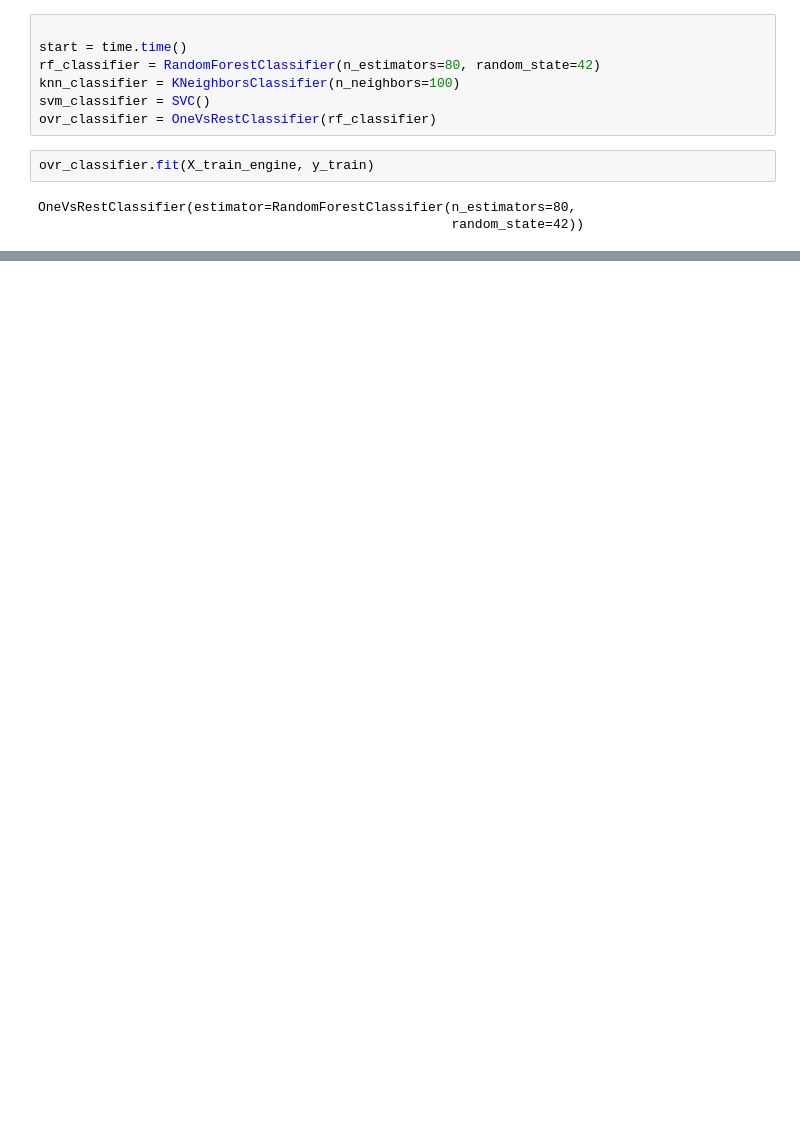
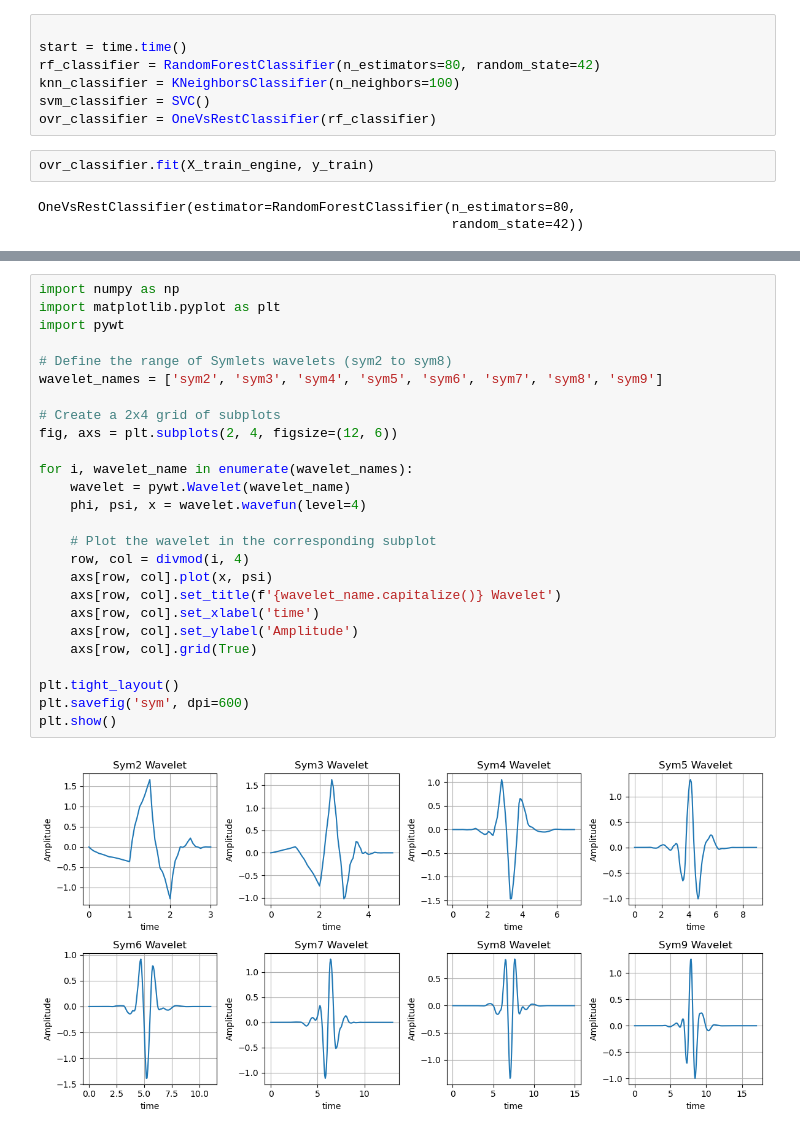
Before and after one commit to HasanFarhadi/Interictal_PNES_IGE_FOCAL_20s, a Jupyter notebook: Feature Extraction2.ipynb, the cells around one changed output, grey strips where cells are left out. Drawn from its saved outputs; the diff is of its cells as text; blank space fills up the shorter version.

```diff
--- a/Feature Extraction2.ipynb
+++ b/Feature Extraction2.ipynb
@@ -429,0 +441,28 @@ plt.show()
+# %%
+import numpy as np
+import matplotlib.pyplot as plt
+import pywt
+
+# Define the range of Symlets wavelets (sym2 to sym8)
+wavelet_names = ['sym2', 'sym3', 'sym4', 'sym5', 'sym6', 'sym7', 'sym8', 'sym9']
+
+# Create a 2x4 grid of subplots
+fig, axs = plt.subplots(2, 4, figsize=(12, 6))
+
+for i, wavelet_name in enumerate(wavelet_names):
+    wavelet = pywt.Wavelet(wavelet_name)
+    phi, psi, x = wavelet.wavefun(level=4)
+
+    # Plot the wavelet in the corresponding subplot
+    row, col = divmod(i, 4)
+    axs[row, col].plot(x, psi)
+    axs[row, col].set_title(f'{wavelet_name.capitalize()} Wavelet')
+    axs[row, col].set_xlabel('time')
+    axs[row, col].set_ylabel('Amplitude')
+    axs[row, col].grid(True)
+
+plt.tight_layout()
+plt.savefig('sym', dpi=600)
+plt.show()
+# %% [output]
+[figure, added]
```
Also changed, not shown: parts of 10 cells of this notebook.
